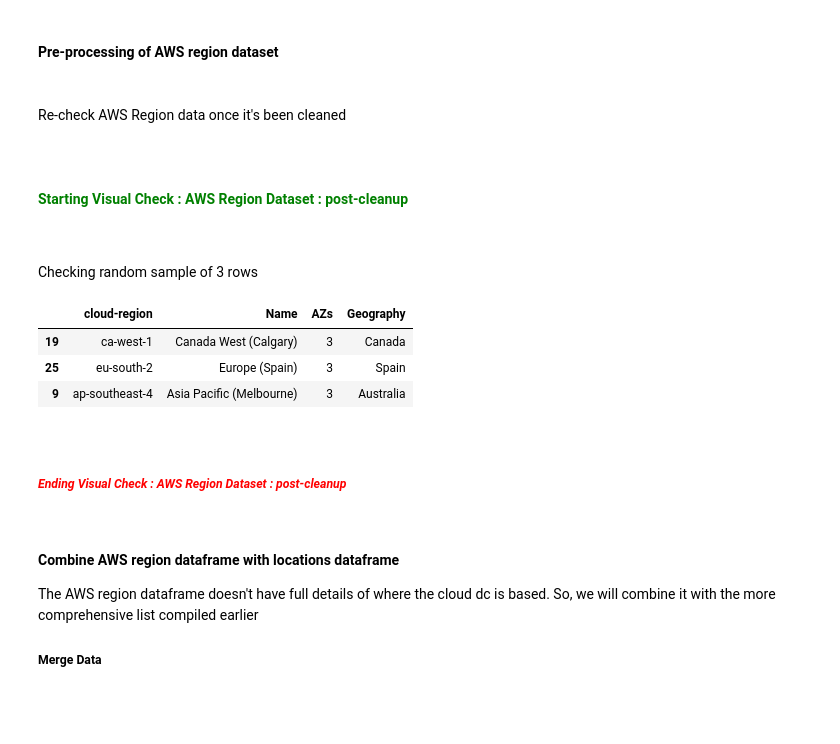
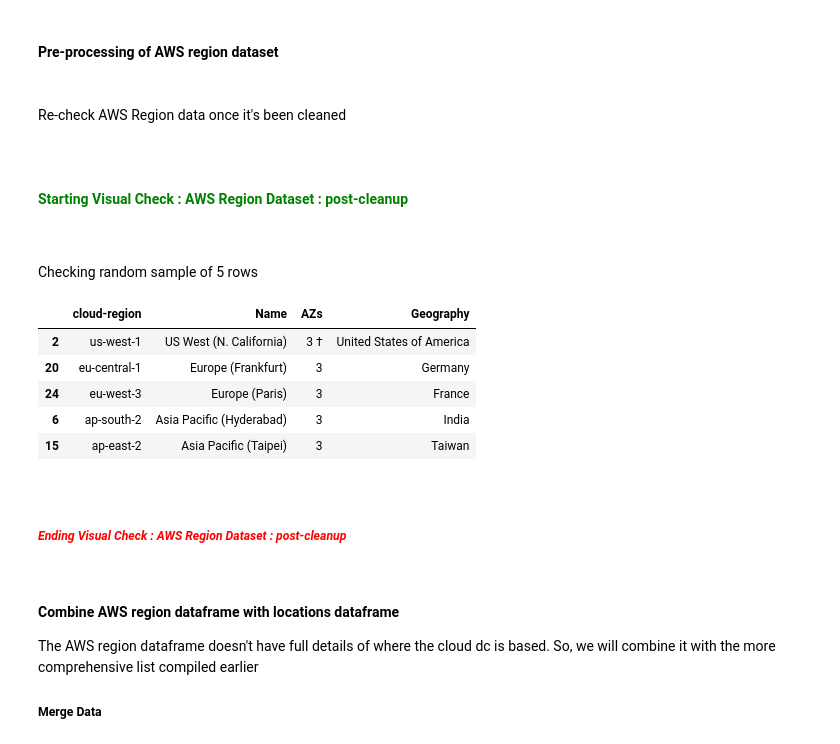
Before and after one commit to craig-dougan-maersk/MSc_Software_Eng_DataEngineering_Submission, a Jupyter notebook: countries_combine_all_clouds.ipynb, the cells around one changed output. Drawn from its saved outputs; the diff is of its cells as text; code cells hidden in the pictures; blank space fills up the shorter version.

```diff
--- a/countries_combine_all_clouds.ipynb
+++ b/countries_combine_all_clouds.ipynb
@@ -558,15 +650,17 @@ Ending Visual Check : AWS Region Dataset - pre-cleanup
 # %%
 aws_region_df = clean_aws_region_dataset(aws_region_df)
 write("Re-check AWS Region data once it's been cleaned")
-visual_check_dataframe(aws_region_df, "AWS Region Dataset : post-cleanup",sample_only=True)
+visual_check_dataframe(aws_region_df, "AWS Region Dataset : post-cleanup",rows=5,sample_only=True)
 # %% [output]
 Re-check AWS Region data once it's been cleaned
 Starting Visual Check : AWS Region Dataset : post-cleanup
-Checking random sample of 3 rows
+Checking random sample of 5 rows
 |  | cloud-region | Name | AZs | Geography |
-| 19 | ca-west-1 | Canada West (Calgary) | 3 | Canada |
-| 25 | eu-south-2 | Europe (Spain) | 3 | Spain |
-| 9 | ap-southeast-4 | Asia Pacific (Melbourne) | 3 | Australia |
+| 2 | us-west-1 | US West (N. California) | 3 † | United States of America |
+| 20 | eu-central-1 | Europe (Frankfurt) | 3 | Germany |
+| 24 | eu-west-3 | Europe (Paris) | 3 | France |
+| 6 | ap-south-2 | Asia Pacific (Hyderabad) | 3 | India |
+| 15 | ap-east-2 | Asia Pacific (Taipei) | 3 | Taiwan |
 Ending Visual Check : AWS Region Dataset : post-cleanup
 # %% [markdown]
 #### Combine AWS region dataframe with locations dataframe
```
Also changed, not shown: parts of 30 cells of this notebook.
